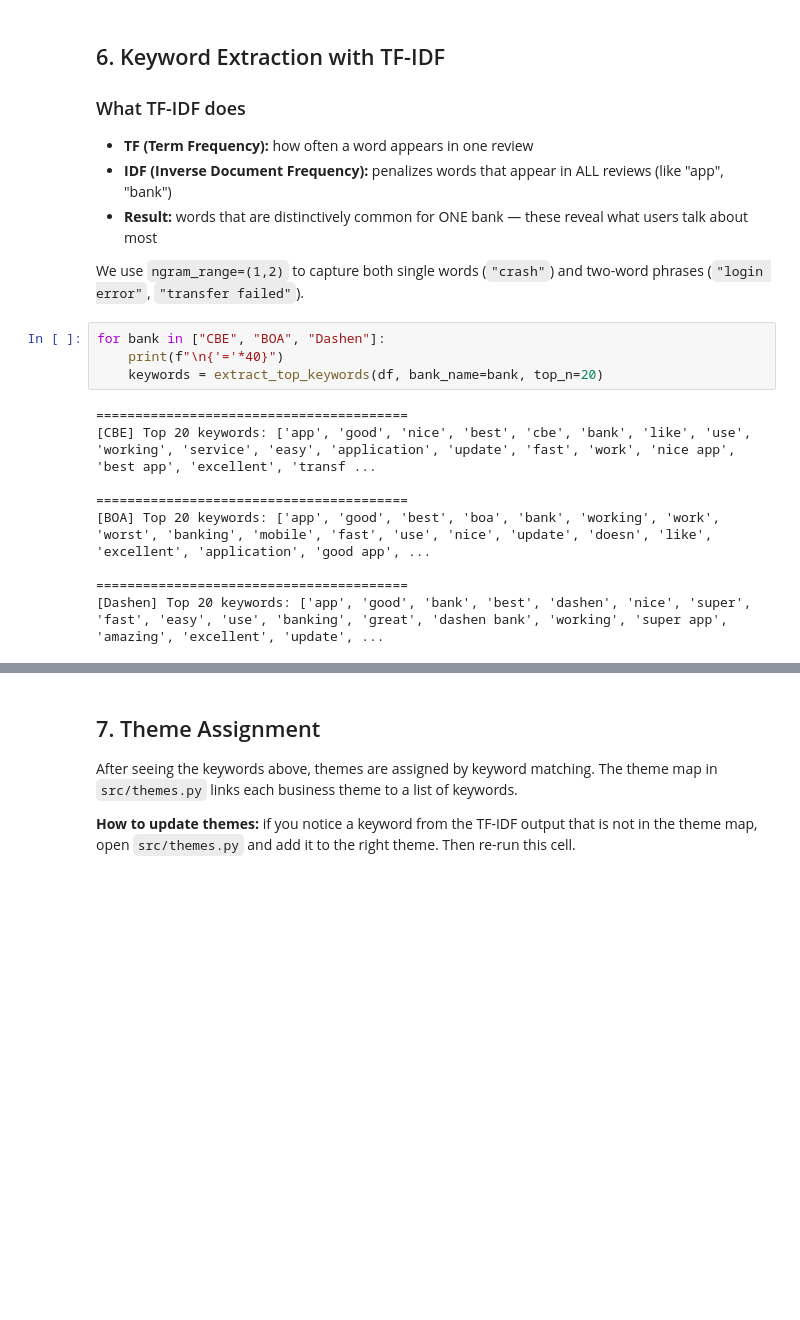
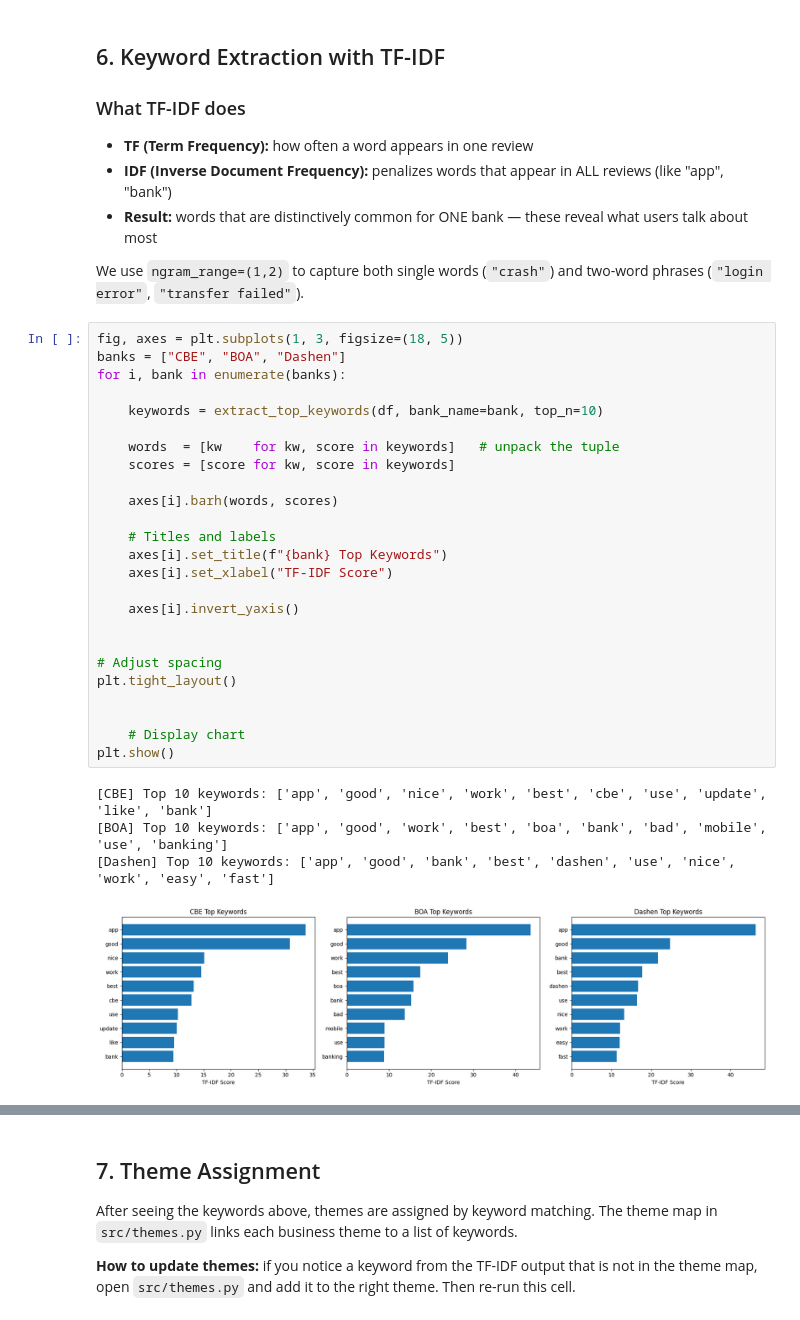
Before and after one commit to hawigirmachew27/fintech-review-analytics, a Jupyter notebook: notebooks/task2_all_banks.ipynb, the cells around one changed output, grey strips where cells are left out. Cells and saved outputs as stored; diff of their text form; blank space fills up the shorter version.

```diff
--- a/notebooks/task2_all_banks.ipynb
+++ b/notebooks/task2_all_banks.ipynb
@@ -212,15 +256,32 @@ Saved → plots/avg_score_by_bank.png
 We use `ngram_range=(1,2)` to capture both single words (`"crash"`)
 and two-word phrases (`"login error"`, `"transfer failed"`).
 # %%
-for bank in ["CBE", "BOA", "Dashen"]:
-    print(f"\n{'='*40}")
-    keywords = extract_top_keywords(df, bank_name=bank, top_n=20)
+fig, axes = plt.subplots(1, 3, figsize=(18, 5))
+banks = ["CBE", "BOA", "Dashen"]
+for i, bank in enumerate(banks):
+
+    keywords = extract_top_keywords(df, bank_name=bank, top_n=10)
+
+    words  = [kw    for kw, score in keywords]   # unpack the tuple
+    scores = [score for kw, score in keywords]
+
+    axes[i].barh(words, scores)
+
+    # Titles and labels
+    axes[i].set_title(f"{bank} Top Keywords")
+    axes[i].set_xlabel("TF-IDF Score")
+
+    axes[i].invert_yaxis()
+
+
+# Adjust spacing
+plt.tight_layout()
+
+
+    # Display chart
+plt.show()
 # %% [output]
-========================================
-[CBE] Top 20 keywords: ['app', 'good', 'nice', 'best', 'cbe', 'bank', 'like', 'use', 'working', 'service', 'easy', 'application', 'update', 'fast', 'work', 'nice app', 'best app', 'excellent', 'transf ...
-
-========================================
-[BOA] Top 20 keywords: ['app', 'good', 'best', 'boa', 'bank', 'working', 'work', 'worst', 'banking', 'mobile', 'fast', 'use', 'nice', 'update', 'doesn', 'like', 'excellent', 'application', 'good app', ...
-
-========================================
-[Dashen] Top 20 keywords: ['app', 'good', 'bank', 'best', 'dashen', 'nice', 'super', 'fast', 'easy', 'use', 'banking', 'great', 'dashen bank', 'working', 'super app', 'amazing', 'excellent', 'update', ...
+[CBE] Top 10 keywords: ['app', 'good', 'nice', 'work', 'best', 'cbe', 'use', 'update', 'like', 'bank']
+[BOA] Top 10 keywords: ['app', 'good', 'work', 'best', 'boa', 'bank', 'bad', 'mobile', 'use', 'banking']
+[Dashen] Top 10 keywords: ['app', 'good', 'bank', 'best', 'dashen', 'use', 'nice', 'work', 'easy', 'fast']
+[figure, added]
```
Also changed, not shown: parts of 6 cells of this notebook, 2 other files.
